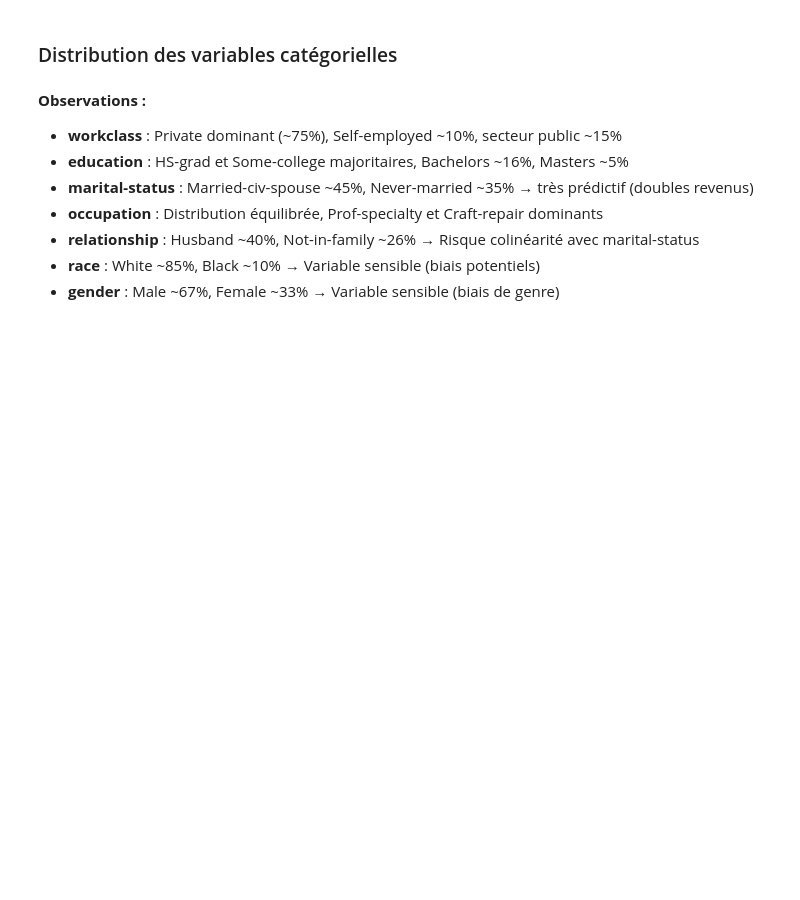
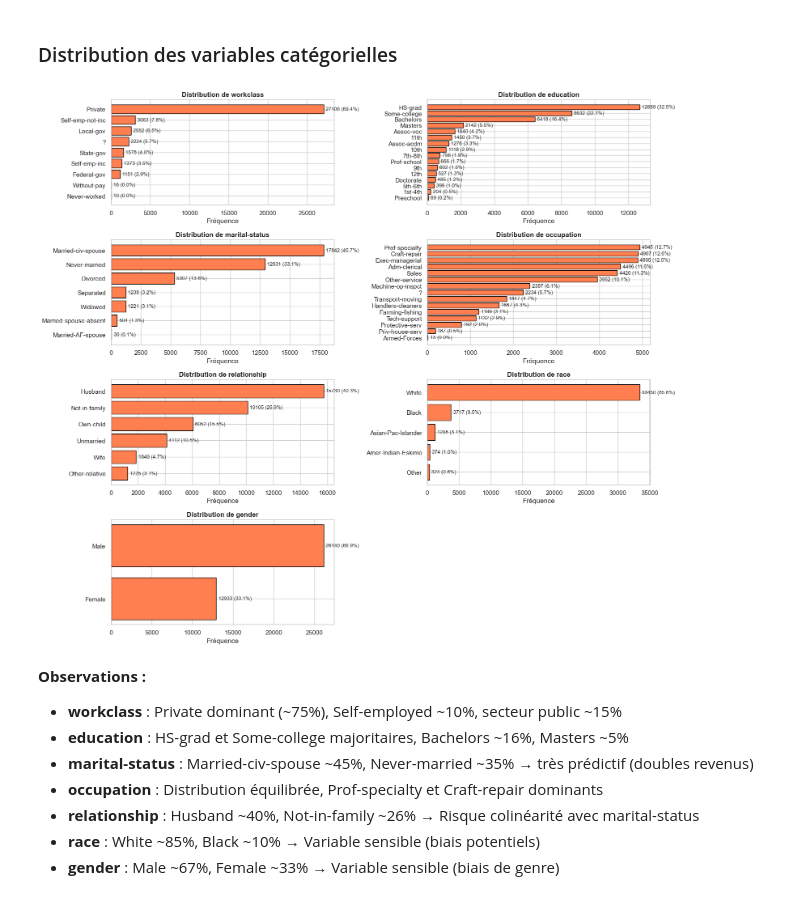
Before and after one commit to clemrep/ml-adult-income, a Jupyter notebook: projet.ipynb, the cells around one changed output. Drawn from its saved outputs; the diff is of its cells as text; code cells hidden in the pictures; blank space fills up the shorter version.

```diff
--- a/projet.ipynb
+++ b/projet.ipynb
@@ -162,28 +236,30 @@ plt.show()
 # %%
 # Sélection des principales variables catégorielles à visualiser
 categorical_cols = ['workclass', 'education', 'marital-status', 'occupation', 'relationship', 'race', 'gender']
 
 fig, axes = plt.subplots(4, 2, figsize=(16, 14))
 axes = axes.flatten()
 
 for idx, col in enumerate(categorical_cols):
-    value_counts = df[col].value_counts()
+    value_counts = X_train_eda[col].value_counts()
     axes[idx].barh(value_counts.index, value_counts.values, color='coral', edgecolor='black')
     axes[idx].set_title(f"Distribution de {col}", fontsize=12, fontweight='bold')
     axes[idx].set_xlabel("Fréquence")
     axes[idx].invert_yaxis()
 
     # Afficher les pourcentages
     for i, v in enumerate(value_counts.values):
-        axes[idx].text(v + max(value_counts.values)*0.01, i, f'{v} ({v/len(df)*100:.1f}%)',
+        axes[idx].text(v + max(value_counts.values)*0.01, i, f'{v} ({v/len(X_train_eda)*100:.1f}%)',
                        va='center', fontsize=9)
 
 # Masquer le dernier subplot s'il est vide
 if len(categorical_cols) < len(axes):
     axes[-1].axis('off')
 
 plt.tight_layout()
 plt.show()
+# %% [output]
+[figure, added]
 # %% [markdown]
 **Observations :**
 - **workclass** : Private dominant (~75%), Self-employed ~10%, secteur public ~15%
```
Also changed, not shown: parts of 25 cells of this notebook.
